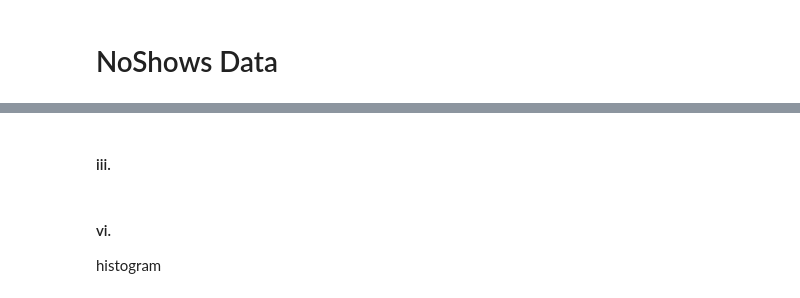
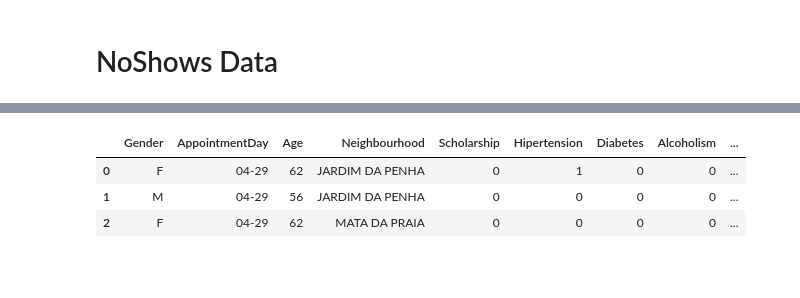
Before and after one commit to pedromartinho/sad, a Jupyter notebook: project/part1/project_pre_processing.ipynb, the cells around one changed output, grey strips where cells are left out. Drawn from its saved outputs; the diff is of its cells as text; code cells hidden in the pictures; blank space fills up the shorter version.

```diff
--- a/project/part1/project_pre_processing.ipynb
+++ b/project/part1/project_pre_processing.ipynb
@@ -199,2 +191,0 @@ algae.pH.describe()
-# %% [markdown]
-#### iii.
@@ -203,3 +191,0 @@ print ('There is :',algae.pH.isnull().sum(),'missing value in the pH Serie')
-# %% [markdown]
-#### vi.
-histogram
@@ -207,0 +192,7 @@ algae.pH.plot.hist()
+# %%
+noshows.head(3)
+# %% [output]
+|  | Gender | AppointmentDay | Age | Neighbourhood | Scholarship | Hipertension | Diabetes | Alcoholism | ... |
+| 0 | F | 04-29 | 62 | JARDIM DA PENHA | 0 | 1 | 0 | 0 | ... |
+| 1 | M | 04-29 | 56 | JARDIM DA PENHA | 0 | 0 | 0 | 0 | ... |
+| 2 | F | 04-29 | 62 | MATA DA PRAIA | 0 | 0 | 0 | 0 | ... |
```
Also changed, not shown: parts of 30 cells of this notebook, 7 other files.
